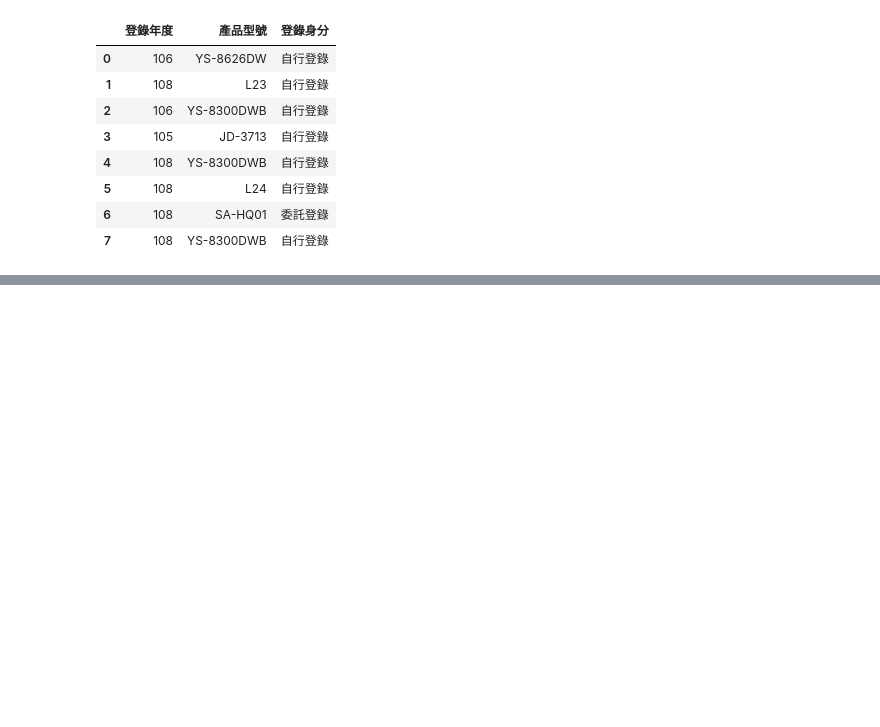
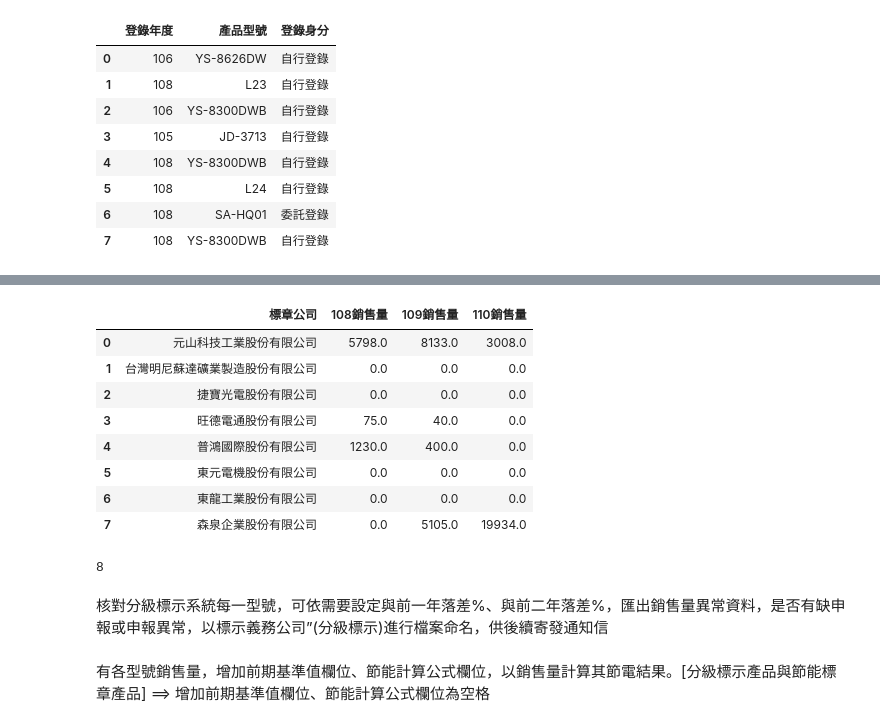
Before and after one commit to Mark-Din/itri_etl_analysis, a Jupyter notebook: notebook/test.ipynb, the cells around one changed output, grey strips where cells are left out. Saved outputs shown, nothing was run; the diff lists cells and outputs as text; code cells hidden in the pictures; blank space fills up the shorter version.

```diff
--- a/notebook/test.ipynb
+++ b/notebook/test.ipynb
@@ -228,0 +242,22 @@ SyntaxError: can't use starred expression here (1158076503.py, line 1)
+# %%
+df_label_sale_record = df_label.groupby(['標章公司'])[['108銷售量', '109銷售量', '110銷售量']].sum().reset_index()
+df_label_sale_record
+# %% [output]
+|  | 標章公司 | 108銷售量 | 109銷售量 | 110銷售量 |
+| 0 | 元山科技工業股份有限公司 | 5798.0 | 8133.0 | 3008.0 |
+| 1 | 台灣明尼蘇達礦業製造股份有限公司 | 0.0 | 0.0 | 0.0 |
+| 2 | 捷寶光電股份有限公司 | 0.0 | 0.0 | 0.0 |
+| 3 | 旺德電通股份有限公司 | 75.0 | 40.0 | 0.0 |
+| 4 | 普鴻國際股份有限公司 | 1230.0 | 400.0 | 0.0 |
+| 5 | 東元電機股份有限公司 | 0.0 | 0.0 | 0.0 |
+| 6 | 東龍工業股份有限公司 | 0.0 | 0.0 | 0.0 |
+| 7 | 森泉企業股份有限公司 | 0.0 | 5105.0 | 19934.0 |
+# %%
+mysql_insertion(df_label_sale_record, 'sale_record_label')
+# %% [output]
+8
+# %% [markdown]
+核對分級標示系統每一型號，可依需要設定與前一年落差%、與前二年落差%，匯出銷售量異常資料，是否有缺申報或申報異常，以標示義務公司”(分級標示)進行檔案命名，供後續寄發通知信
+# %% [markdown]
+有各型號銷售量，增加前期基準值欄位、節能計算公式欄位，以銷售量計算其節電結果。[分級標示產品與節能標章產品]
+        ==> 增加前期基準值欄位、節能計算公式欄位為空格
```
Also changed, not shown: parts of 22 cells of this notebook, 4 other files.
